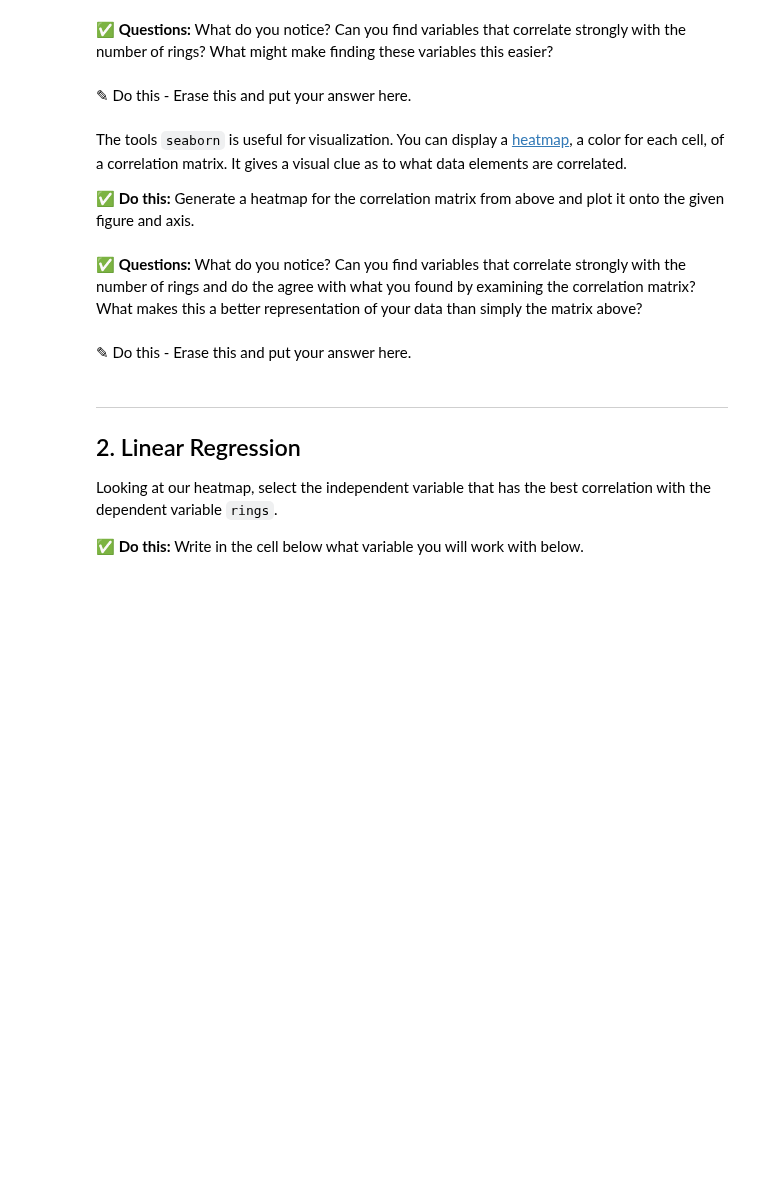
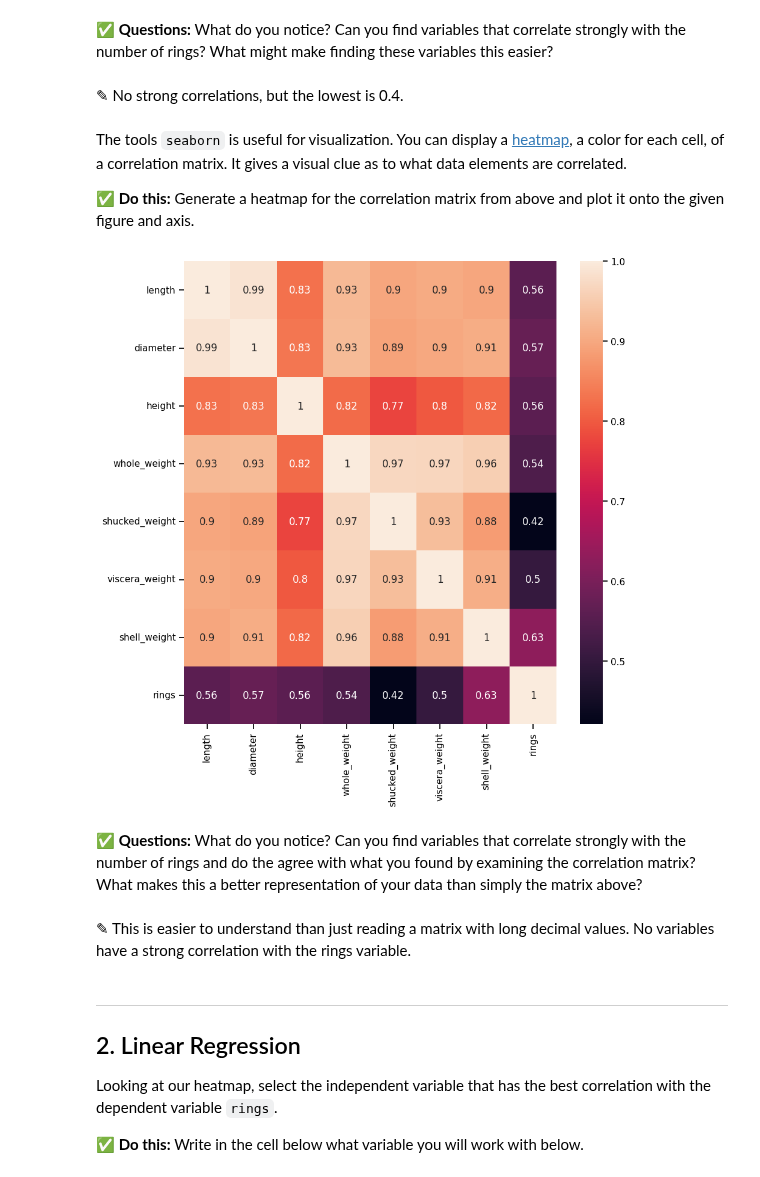
Before and after one commit to JakeRoll04/CMSE202-f25-turnin, a Jupyter notebook: Day-13/Day-13_In-Class-Regression-Jake Roll.ipynb, the cells around one changed output. Drawn from its saved outputs; the diff is of its cells as text; code cells hidden in the pictures; blank space fills up the shorter version.

```diff
--- a/Day-13/Day-13_In-Class-Regression-Jake Roll.ipynb
+++ b/Day-13/Day-13_In-Class-Regression-Jake Roll.ipynb
@@ -93,3 +120,4 @@ The diagonal of the matrix is all ones since that the correlation of the column
 **&#9989; Do This:** Calculate and display the correlation matrix associated with your data. NOTE: Depending on your numpy version, this step might initially give you an error. If this is the case, remove the sex column from the dataframe.
 # %%
 # put your code here
+rings = rings.drop(columns = 'sex')
@@ -96,7 +138,7 @@ The diagonal of the matrix is all ones since that the correlation of the column
 # %% [markdown]
 **&#9989; Questions:** What do you notice? Can you find variables that correlate strongly with the number of rings? What might make finding these variables this easier?
-# %% [markdown]
-<font size=+3>&#9998;</font> Do this - Erase this and put your answer here.
+# %% [markdown]
+<font size=+3>&#9998;</font> No strong correlations, but the lowest is 0.4.
 # %% [markdown]
 The tools `seaborn` is useful for visualization. You can display a [heatmap](https://seaborn.pydata.org/generated/seaborn.heatmap.html), a color for each cell, of a correlation matrix. It gives a visual clue as to what data elements are correlated.
 
@@ -104,10 +146,14 @@ The tools `seaborn` is useful for visualization. You can display a [heatmap](htt
 # %%
 fig, ax = plt.subplots(1,1, figsize = (10,10) )
 # put your code here
+sns.heatmap(rings.corr(), annot=True)
+plt.show()
+# %% [output]
+[figure, added]
 # %% [markdown]
 **&#9989; Questions:** What do you notice? Can you find variables that correlate strongly with the number of rings and do the agree with what you found by examining the correlation matrix? What makes this a better representation of your data than simply the matrix above?
-# %% [markdown]
-<font size=+3>&#9998;</font> Do this - Erase this and put your answer here.
+# %% [markdown]
+<font size=+3>&#9998;</font> This is easier to understand than just reading a matrix with long decimal values.  No variables have a strong correlation with the rings variable.
 # %% [markdown]
 ---
 <a id="regression"></a>
```
Also changed, not shown: parts of 30 cells of this notebook.
